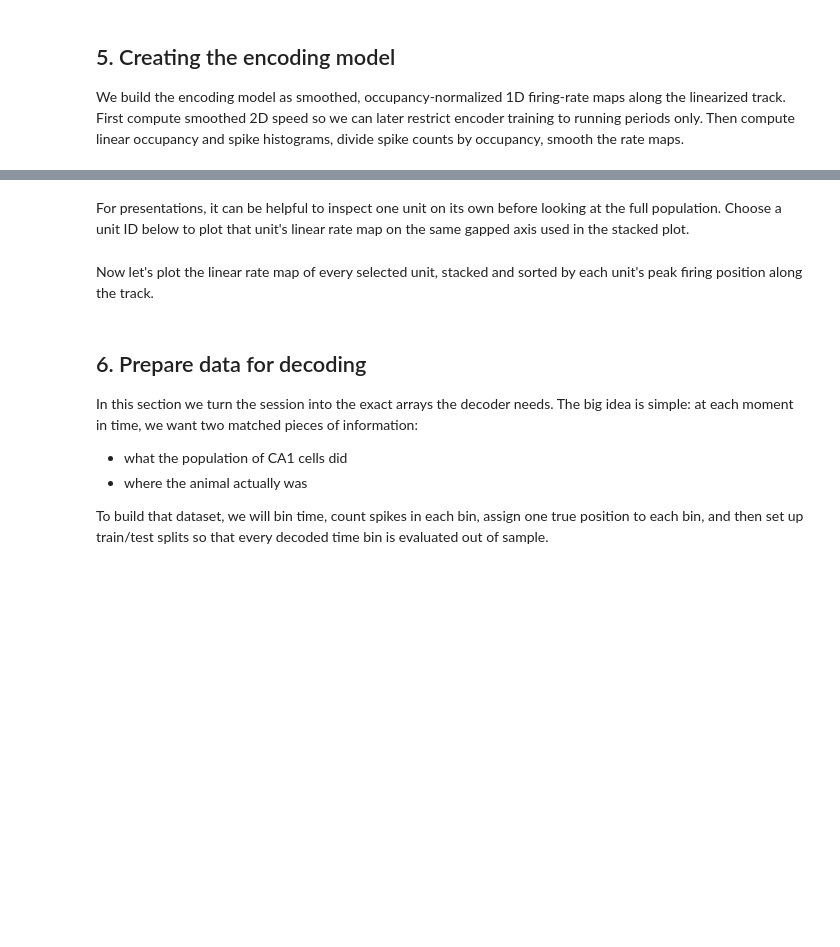
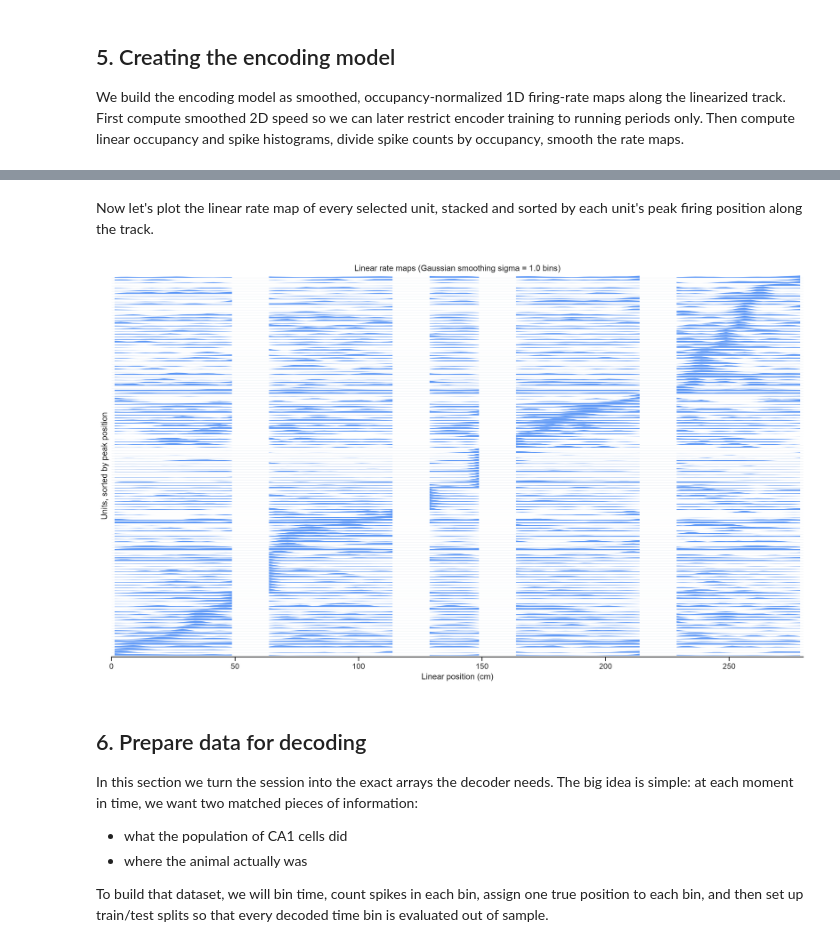
Before and after one commit to anirudh073/camp2026, a Jupyter notebook: 02-decoding-from-spikes.ipynb, the cells around one changed output, grey strips where cells are left out. Cells and saved outputs as stored; diff of their text form; code cells hidden in the pictures; blank space fills up the shorter version.

Commit message:
Update spike decoding notebook

```diff
--- a/02-decoding-from-spikes.ipynb
+++ b/02-decoding-from-spikes.ipynb
@@ -353,7 +399,6 @@ decoder_behavior_df['speed_2d_cm_s'] = np.interp(
 place_bin_size_cm = 2.5
 min_occupancy_s = 0.05
 plot_smoothing_sigma = 1
-min_peak_rate_hz = 0.1
 
 linear_time = linear_position_df['time'].to_numpy()
 linear_position = linear_position_df['linear_position'].to_numpy()
@@ -377,9 +422,8 @@ linear_rate_maps = []
 peak_rates = []
 peak_positions = []
 
-# Read from mean_rate_units (section 4's output) rather than candidate_units, so
-# re-running this cell with a different min_peak_rate_hz always re-filters the
-# same starting set instead of compounding onto whatever this cell produced last time.
+# Read from mean_rate_units (section 4's output), which already applies the
+# session-wide mean-rate filter used to choose decoding units.
 for unit_id in mean_rate_units.index:
     spike_times = np.asarray(fetch_unit_spike_times(units_table, unit_ids, unit_id))
     in_range = (spike_times >= linear_time[0]) & (spike_times <= linear_time[-1])
@@ -413,14 +457,7 @@ linear_rate_maps = np.asarray(linear_rate_maps)
 peak_rates = np.asarray(peak_rates)
 peak_positions = np.asarray(peak_positions)
 rate_mapped_units = mean_rate_units.assign(peak_rate_hz=peak_rates)
-peak_rate_mask = (
-    np.isfinite(rate_mapped_units['peak_rate_hz'])
-    & (rate_mapped_units['peak_rate_hz'] > min_peak_rate_hz)
-)
-candidate_units = rate_mapped_units.loc[peak_rate_mask].copy()
-linear_rate_maps = linear_rate_maps[peak_rate_mask.to_numpy()]
-peak_rates = peak_rates[peak_rate_mask.to_numpy()]
-peak_positions = peak_positions[peak_rate_mask.to_numpy()]
+candidate_units = rate_mapped_units.copy()
 sort_order = np.argsort(np.nan_to_num(peak_positions, nan=np.inf))
 sorted_unit_ids = candidate_units.index.to_numpy()[sort_order]
 sorted_rate_maps = linear_rate_maps[sort_order]
@@ -429,7 +466,7 @@ print(f'Finite speed samples: {np.isfinite(speed_mid).sum()} / {len(speed_mid)}'
 print(f'Mean 2D speed: {np.nanmean(smoothed_speed_at_position_samples):.2f} cm/s')
 print(f'Max 2D speed: {np.nanmax(smoothed_speed_at_position_samples):.2f} cm/s')
 print(f'Units entering rate-map step: {n_mean_rate_units}')
-print(f'Units surviving peak-rate filter (> {min_peak_rate_hz:.1f} Hz): {len(candidate_units)}')
+print(f'Units retained for decoding: {len(candidate_units)}')
 print(f'Linear bins: {len(linear_centers)}')
 print(f'Bin size: {place_bin_size_cm} cm')
 print(f'Occupied bins: {(occupancy > min_occupancy_s).sum()}')
@@ -439,2 +487,0 @@ print(candidate_units.index.to_list())
-# %% [markdown]
-For presentations, it can be helpful to inspect one unit on its own before looking at the full population. Choose a unit ID below to plot that unit's linear rate map on the same gapped axis used in the stacked plot.
@@ -474,8 +488,8 @@ plt.show()
 # %% [markdown]
 Now let's plot the linear rate map of every selected unit, stacked and sorted by each unit's peak firing position along the track.
 # %%
-fig_height = max(10, 0.18 * len(sorted_unit_ids))
-fig, ax = plt.subplots(figsize=(12, fig_height))
+fig_height = max(10, 0.015 * len(sorted_unit_ids))
+fig, ax = plt.subplots(figsize=(18, fig_height))
 
 row_step = 1.0
 amplitude_scale = 0.85
@@ -484,33 +498,35 @@ for row_i, rate_map in enumerate(sorted_rate_maps):
     baseline = row_i * row_step
     ax.hlines(baseline, linear_edges[0], linear_edges[-1], color=COLORS['gray'], linewidth=0.4, alpha=0.35)
 
     finite = np.isfinite(rate_map)
     if not np.any(finite):
         continue
 
     map_max = np.nanmax(rate_map)
     if map_max <= 0:
         continue
 
     scaled_map = baseline + amplitude_scale * (rate_map / map_max)
     ax.fill_between(
         linear_centers,
         baseline,
         scaled_map,
         where=finite,
         color=COLORS['blue'],
         alpha=0.8,
         linewidth=0,
     )
 
 ax.set_xlim(linear_edges[0], linear_edges[-1])
 ax.set_ylim(-0.5, len(sorted_unit_ids) * row_step)
 ax.set_xlabel('Linear position (cm)')
 ax.set_ylabel('Units, sorted by peak position')
 ax.set_title(f'Linear rate maps (Gaussian smoothing sigma = {plot_smoothing_sigma:.1f} bins)')
 ax.set_yticks([])
 sns.despine(ax=ax, left=True)
 plt.show()
+# %% [output]
+[figure, added]
 # %% [markdown]
 ## 6. Prepare data for decoding
 
```
Also changed, not shown: parts of 10 cells of this notebook.
